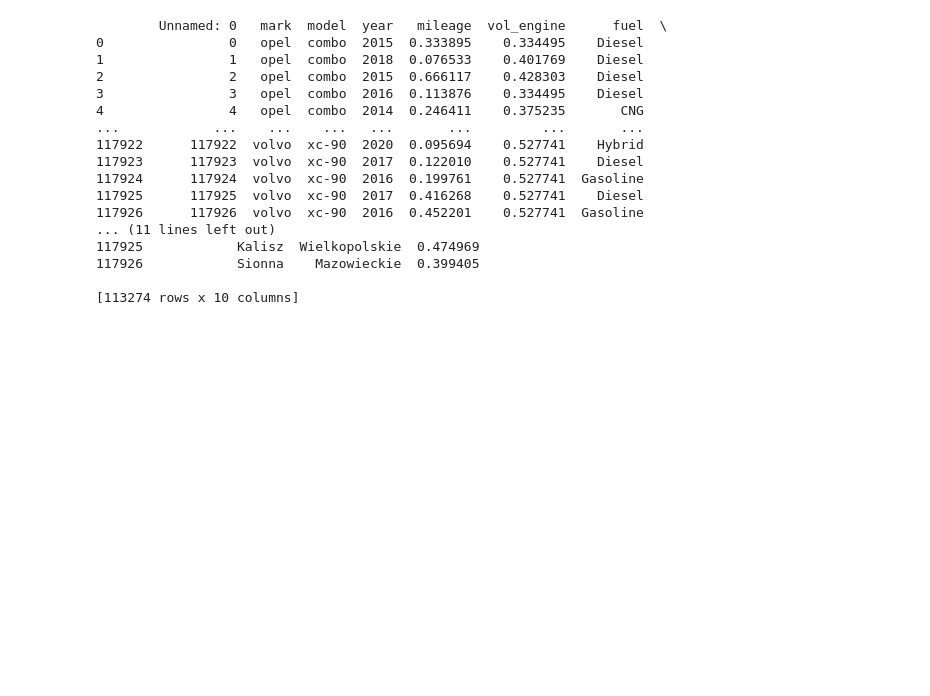
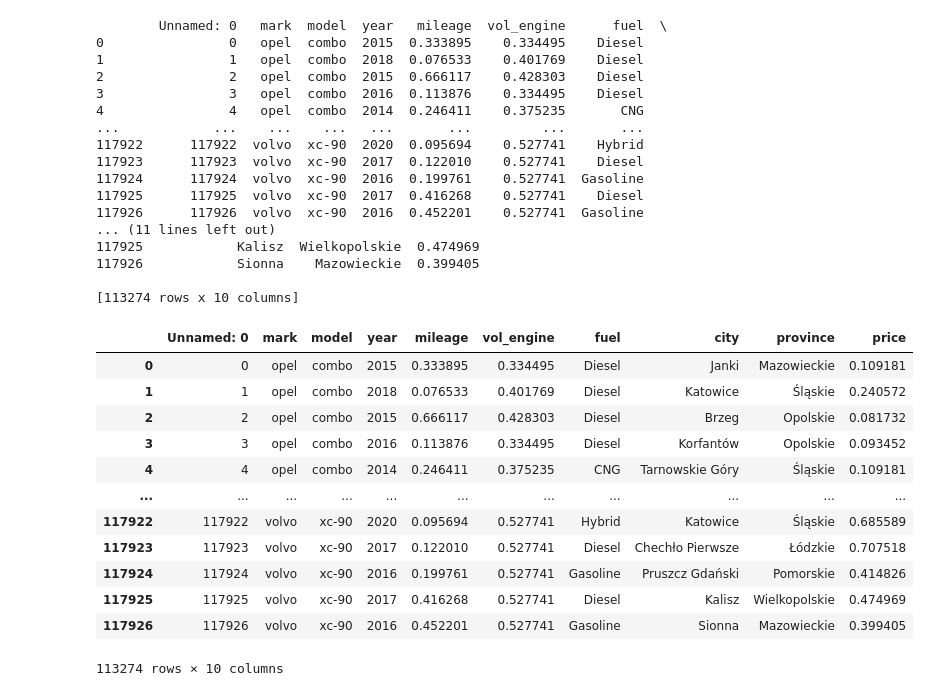
Before and after one commit to ErenyMamdouh/Data-Visualization-Project, a Jupyter notebook: car price poland.ipynb, the cells around one changed output. Saved outputs shown, nothing was run; the diff lists cells and outputs as text; code cells hidden in the pictures; blank space fills up the shorter version.

```diff
--- a/car price poland.ipynb
+++ b/car price poland.ipynb
@@ -75,3 +75,19 @@ print(df)
 117926            Sionna    Mazowieckie  0.399405
 
 [113274 rows x 10 columns]
+# %%
+df
+# %% [output]
+|  | Unnamed: 0 | mark | model | year | mileage | vol_engine | fuel | city | province | price |
+| 0 | 0 | opel | combo | 2015 | 0.333895 | 0.334495 | Diesel | Janki | Mazowieckie | 0.109181 |
+| 1 | 1 | opel | combo | 2018 | 0.076533 | 0.401769 | Diesel | Katowice | Śląskie | 0.240572 |
+| 2 | 2 | opel | combo | 2015 | 0.666117 | 0.428303 | Diesel | Brzeg | Opolskie | 0.081732 |
+| 3 | 3 | opel | combo | 2016 | 0.113876 | 0.334495 | Diesel | Korfantów | Opolskie | 0.093452 |
+| 4 | 4 | opel | combo | 2014 | 0.246411 | 0.375235 | CNG | Tarnowskie Góry | Śląskie | 0.109181 |
+| ... | ... | ... | ... | ... | ... | ... | ... | ... | ... | ... |
+| 117922 | 117922 | volvo | xc-90 | 2020 | 0.095694 | 0.527741 | Hybrid | Katowice | Śląskie | 0.685589 |
+| 117923 | 117923 | volvo | xc-90 | 2017 | 0.122010 | 0.527741 | Diesel | Chechło Pierwsze | Łódzkie | 0.707518 |
+| 117924 | 117924 | volvo | xc-90 | 2016 | 0.199761 | 0.527741 | Gasoline | Pruszcz Gdański | Pomorskie | 0.414826 |
+| 117925 | 117925 | volvo | xc-90 | 2017 | 0.416268 | 0.527741 | Diesel | Kalisz | Wielkopolskie | 0.474969 |
+| 117926 | 117926 | volvo | xc-90 | 2016 | 0.452201 | 0.527741 | Gasoline | Sionna | Mazowieckie | 0.399405 |
+113274 rows × 10 columns
```
Also changed, not shown: parts of 5 cells of this notebook.
